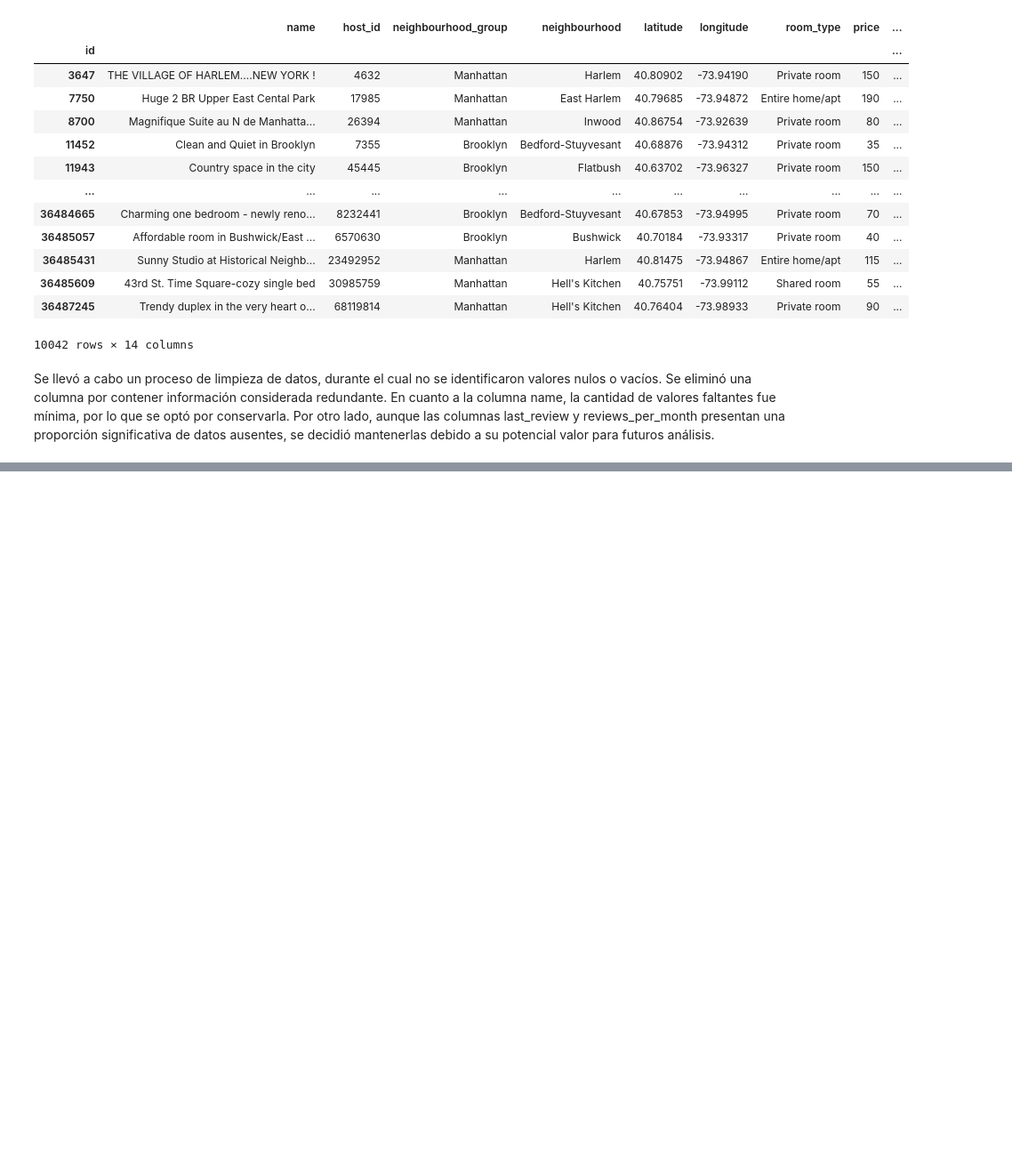
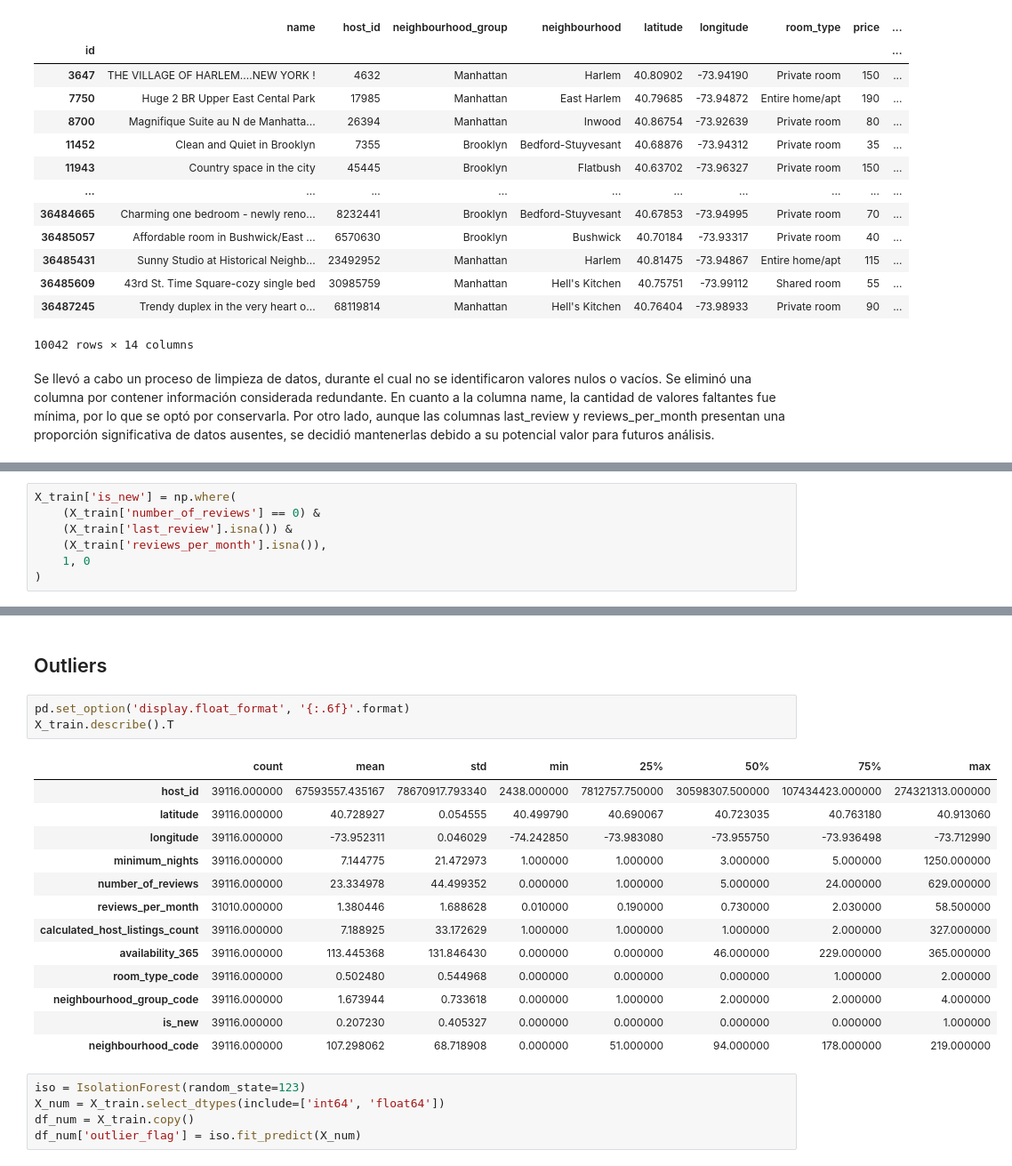
Before and after one commit to 4GeeksAcademy/carlos060495-intro-ml, a Jupyter notebook: src/00-eda.ipynb, the cells around one changed output, grey strips where cells are left out. Shown at 89% size. Cells and saved outputs as stored; diff of their text form; blank space fills up the shorter version.

```diff
--- a/src/00-eda.ipynb
+++ b/src/00-eda.ipynb
@@ -107,0 +244,7 @@ Se llevó a cabo un proceso de limpieza de datos, durante el cual no se identifi
+# %%
+X_train['is_new'] = np.where(
+    (X_train['number_of_reviews'] == 0) &
+    (X_train['last_review'].isna()) &
+    (X_train['reviews_per_month'].isna()),
+    1, 0
+)
@@ -107,0 +264,24 @@ Se llevó a cabo un proceso de limpieza de datos, durante el cual no se identifi
+# %% [markdown]
+## Outliers
+# %%
+pd.set_option('display.float_format', '{:.6f}'.format)
+X_train.describe().T
+# %% [output]
+|  | count | mean | std | min | 25% | 50% | 75% | max |
+| host_id | 39116.000000 | 67593557.435167 | 78670917.793340 | 2438.000000 | 7812757.750000 | 30598307.500000 | 107434423.000000 | 274321313.000000 |
+| latitude | 39116.000000 | 40.728927 | 0.054555 | 40.499790 | 40.690067 | 40.723035 | 40.763180 | 40.913060 |
+| longitude | 39116.000000 | -73.952311 | 0.046029 | -74.242850 | -73.983080 | -73.955750 | -73.936498 | -73.712990 |
+| minimum_nights | 39116.000000 | 7.144775 | 21.472973 | 1.000000 | 1.000000 | 3.000000 | 5.000000 | 1250.000000 |
+| number_of_reviews | 39116.000000 | 23.334978 | 44.499352 | 0.000000 | 1.000000 | 5.000000 | 24.000000 | 629.000000 |
+| reviews_per_month | 31010.000000 | 1.380446 | 1.688628 | 0.010000 | 0.190000 | 0.730000 | 2.030000 | 58.500000 |
+| calculated_host_listings_count | 39116.000000 | 7.188925 | 33.172629 | 1.000000 | 1.000000 | 1.000000 | 2.000000 | 327.000000 |
+| availability_365 | 39116.000000 | 113.445368 | 131.846430 | 0.000000 | 0.000000 | 46.000000 | 229.000000 | 365.000000 |
+| room_type_code | 39116.000000 | 0.502480 | 0.544968 | 0.000000 | 0.000000 | 0.000000 | 1.000000 | 2.000000 |
+| neighbourhood_group_code | 39116.000000 | 1.673944 | 0.733618 | 0.000000 | 1.000000 | 2.000000 | 2.000000 | 4.000000 |
+| is_new | 39116.000000 | 0.207230 | 0.405327 | 0.000000 | 0.000000 | 0.000000 | 0.000000 | 1.000000 |
+| neighbourhood_code | 39116.000000 | 107.298062 | 68.718908 | 0.000000 | 51.000000 | 94.000000 | 178.000000 | 219.000000 |
+# %%
+iso = IsolationForest(random_state=123)
+X_num = X_train.select_dtypes(include=['int64', 'float64'])
+df_num = X_train.copy()
+df_num['outlier_flag'] = iso.fit_predict(X_num)
```
Also changed, not shown: parts of 32 cells of this notebook.
